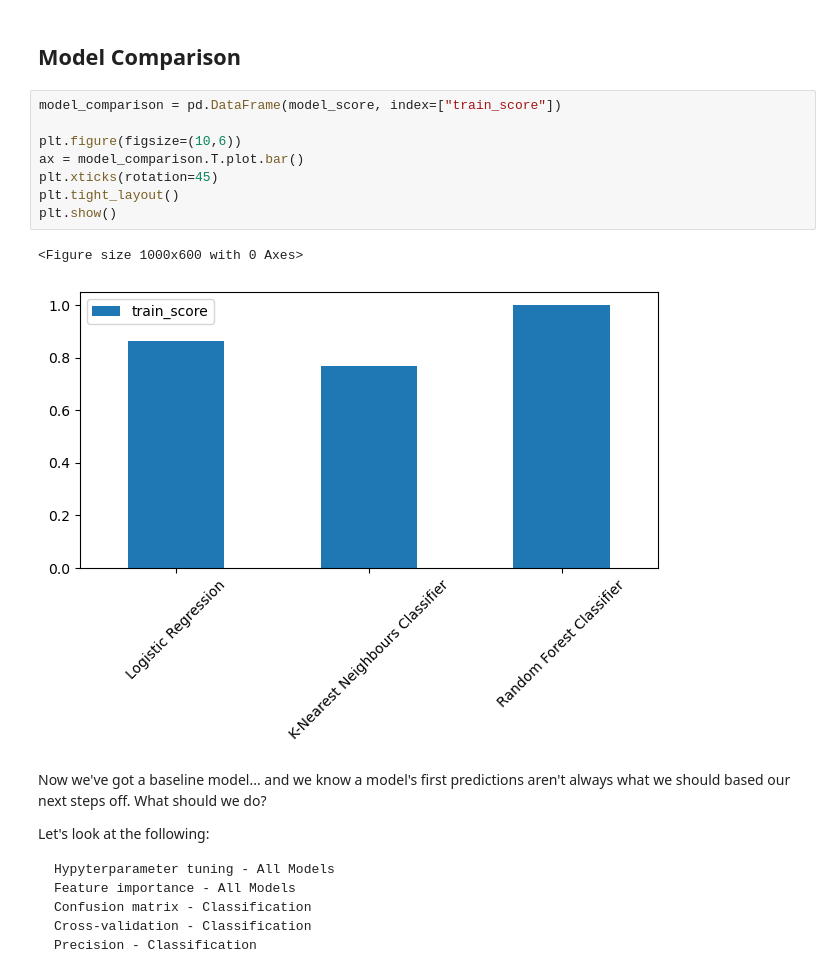
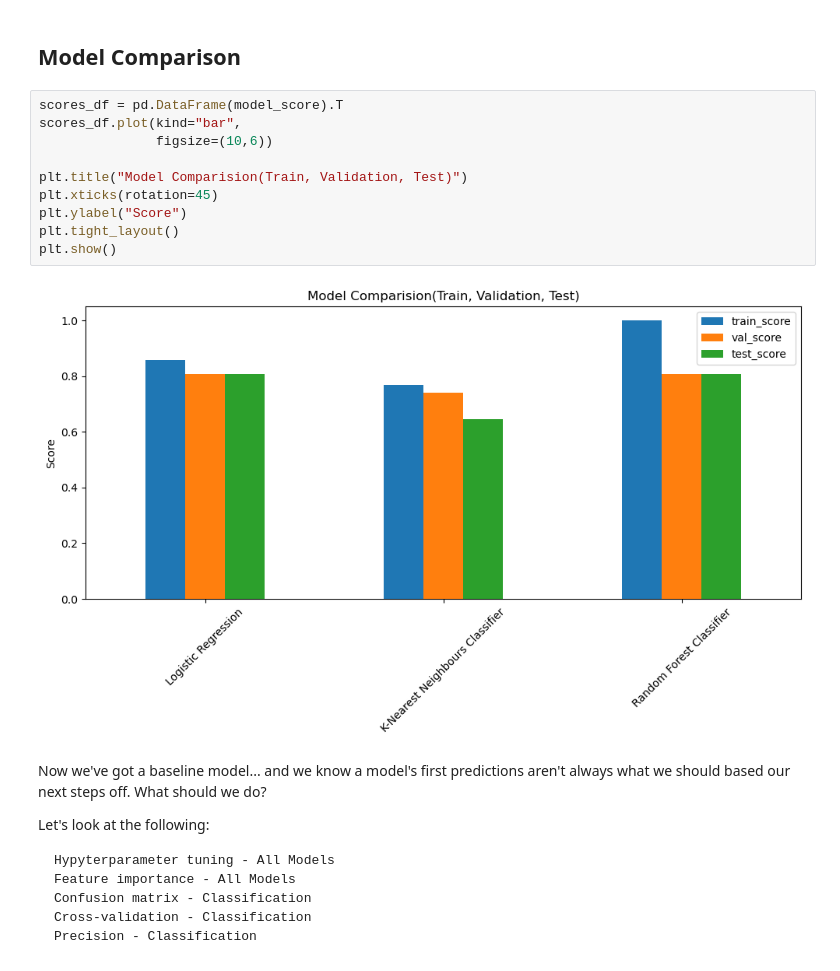
Before and after one commit to axellee1994/Heart_Disease_Classification, a Jupyter notebook: end-to-end-heart-disease-classification.ipynb, the cells around one changed output. Cells and saved outputs as stored; diff of their text form.

Commit message:
Updated evaluate predictions, model comparison plot and confusion matrix

```diff
--- a/end-to-end-heart-disease-classification.ipynb
+++ b/end-to-end-heart-disease-classification.ipynb
@@ -442,16 +442,17 @@ Please also refer to the documentation for alternative solver options:
 
 ## Model Comparison
 # %%
-model_comparison = pd.DataFrame(model_score, index=["train_score"])
+scores_df = pd.DataFrame(model_score).T
+scores_df.plot(kind="bar",
+               figsize=(10,6))
 
-plt.figure(figsize=(10,6))
-ax = model_comparison.T.plot.bar()
+plt.title("Model Comparision(Train, Validation, Test)")
 plt.xticks(rotation=45)
+plt.ylabel("Score")
 plt.tight_layout()
 plt.show()
 # %% [output]
-<Figure size 1000x600 with 0 Axes>
-[figure, old version]
+[figure, new version]
 # %% [markdown]
 Now we've got a baseline model... and we know a model's first predictions aren't always what we should based our next steps off. What should we do?
 
```
Also changed, not shown: parts of 10 cells of this notebook.
